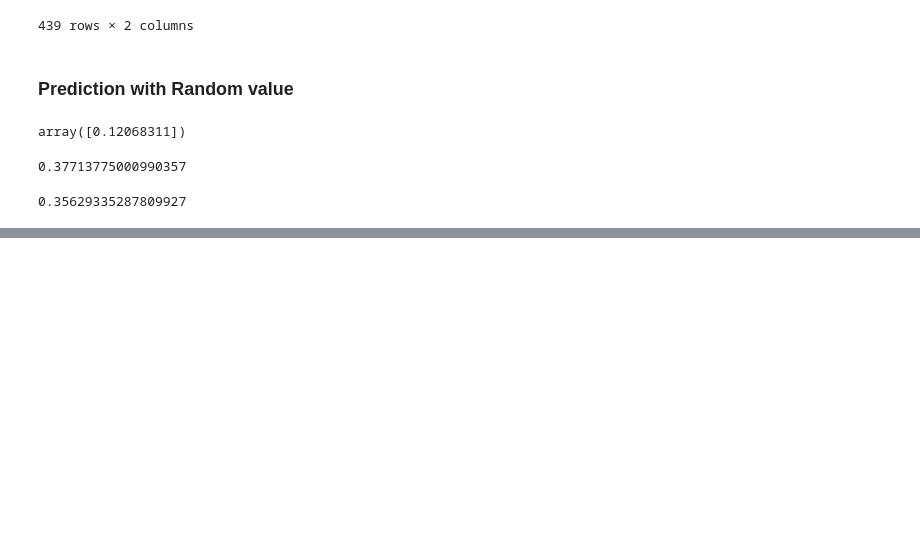
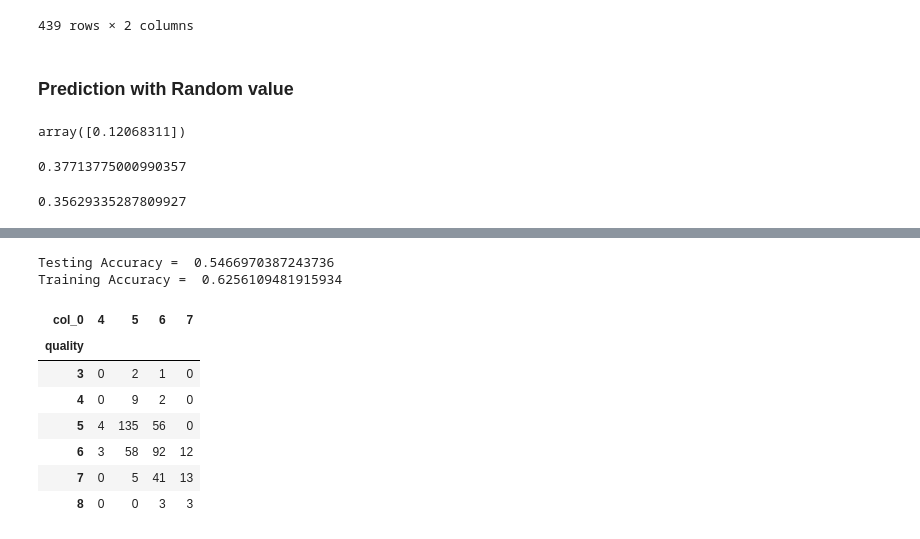
Before and after one commit to smartinternz02/SI-GuidedProject-581124-1694711079, a Jupyter notebook: SI_Assignment4.ipynb, the cells around one changed output, grey strips where cells are left out. Cells and saved outputs as stored; diff of their text form; code cells hidden in the pictures; blank space fills up the shorter version.

```diff
--- a/SI_Assignment4.ipynb
+++ b/SI_Assignment4.ipynb
@@ -524,0 +530,2 @@ print(metrics.r2_score(y_train,y_pred1))
+# %%
+model.fit(X_train,y_train)
@@ -524,0 +618,4 @@ print(metrics.r2_score(y_train,y_pred1))
+# %%
+model1 = DecisionTreeClassifier(max_depth=4,splitter='best',criterion='entropy')
+# %%
+model1.fit(X_train,y_train)
@@ -524,0 +624,2 @@ print(metrics.r2_score(y_train,y_pred1))
+# %%
+pred4 = model1.predict(X_test)
@@ -524,0 +650,17 @@ print(metrics.r2_score(y_train,y_pred1))
+# %%
+print('Testing Accuracy = ', accuracy_score(y_test,pred4))
+print('Training Accuracy = ', accuracy_score(y_train,pred4_train))
+# %% [output]
+Testing Accuracy =  0.5466970387243736
+Training Accuracy =  0.6256109481915934
+# %%
+pd.crosstab(y_test,pred4)
+# %% [output]
+| col_0 | 4 | 5 | 6 | 7 |
+| quality |  |  |  |  |
+| 3 | 0 | 2 | 1 | 0 |
+| 4 | 0 | 9 | 2 | 0 |
+| 5 | 4 | 135 | 56 | 0 |
+| 6 | 3 | 58 | 92 | 12 |
+| 7 | 0 | 5 | 41 | 13 |
+| 8 | 0 | 0 | 3 | 3 |
```
Also changed, not shown: parts of 26 cells of this notebook, 1 other file.
